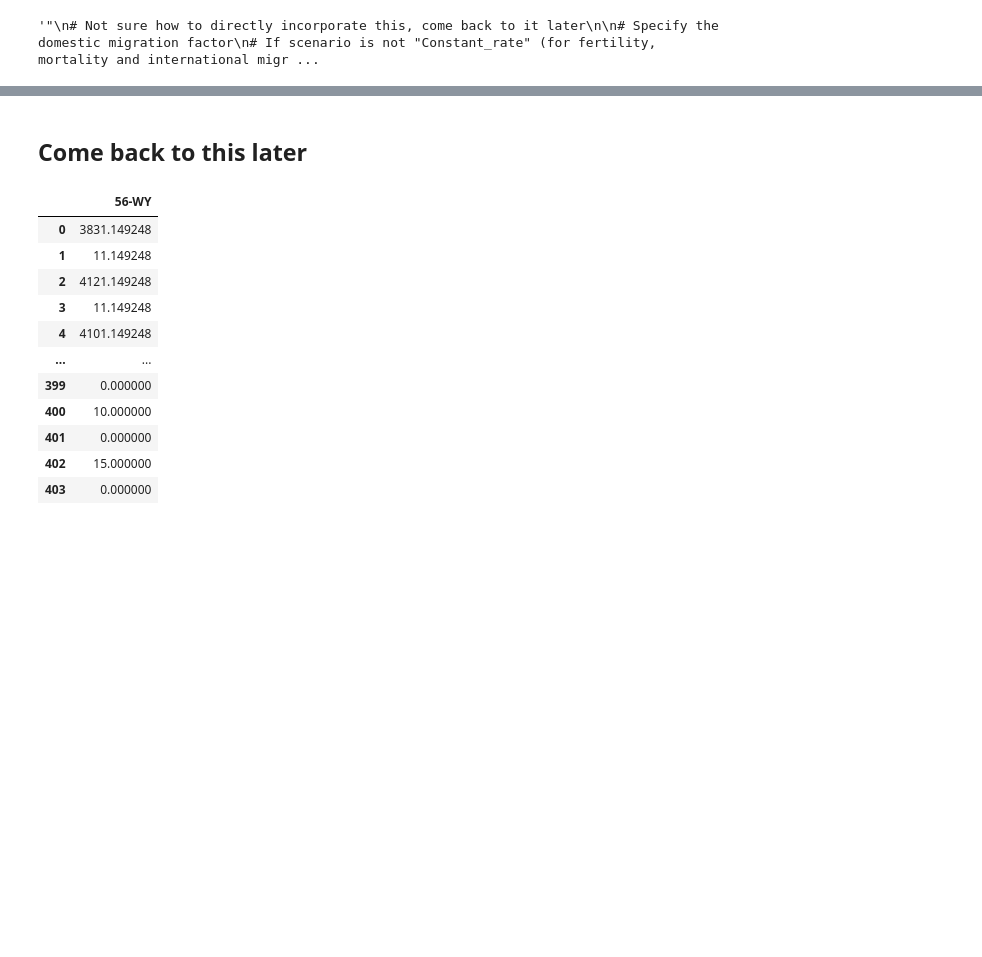
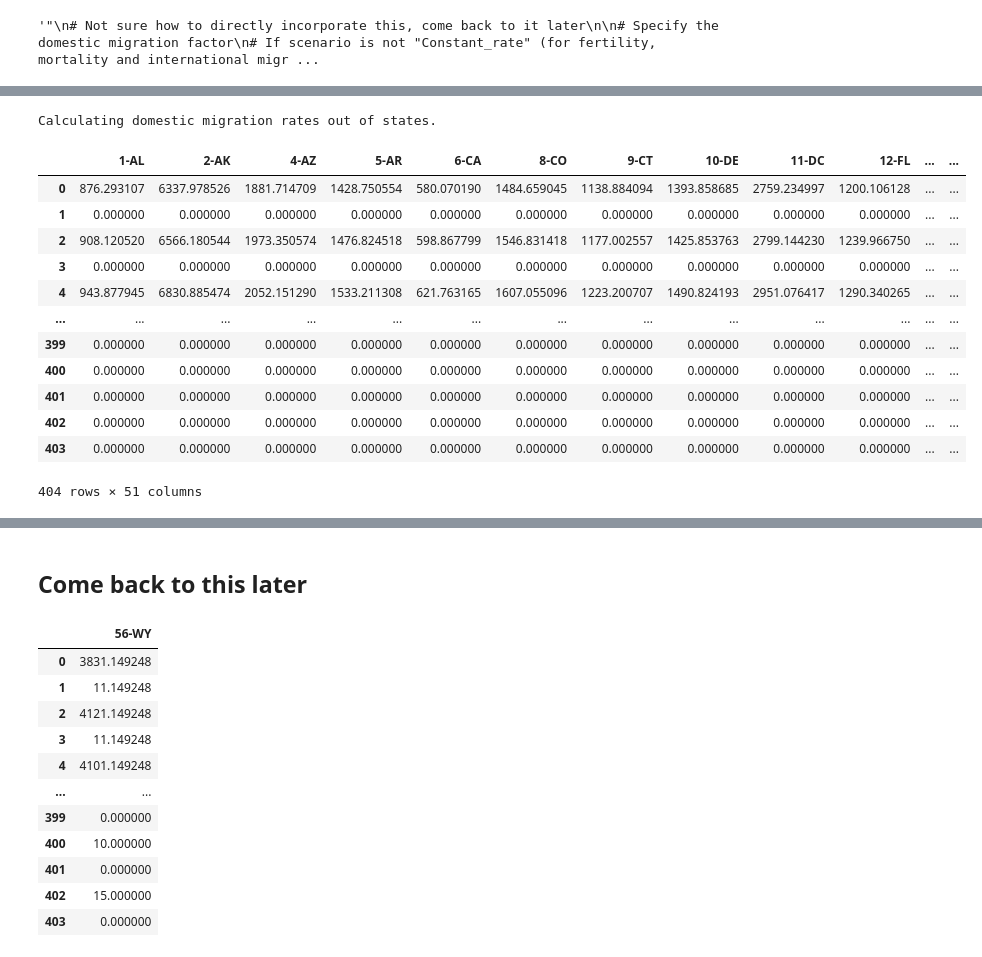
Before and after one commit to IMMM-SFA/statepop, a Jupyter notebook: statepop/debugging.ipynb, the cells around one changed output, grey strips where cells are left out. Saved outputs shown, nothing was run; the diff lists cells and outputs as text; code cells hidden in the pictures; blank space fills up the shorter version.

```diff
--- a/statepop/debugging.ipynb
+++ b/statepop/debugging.ipynb
@@ -282,0 +253,18 @@ multi_state_base_pop()[2]
+# %%
+out_mig = out_domestic_migration2(updated_all_base_pop_df, scen_factor=1)
+out_mig
+# %% [output]
+Calculating domestic migration rates out of states.
+|  | 1-AL | 2-AK | 4-AZ | 5-AR | 6-CA | 8-CO | 9-CT | 10-DE | 11-DC | 12-FL | ... | ... |
+| 0 | 876.293107 | 6337.978526 | 1881.714709 | 1428.750554 | 580.070190 | 1484.659045 | 1138.884094 | 1393.858685 | 2759.234997 | 1200.106128 | ... | ... |
+| 1 | 0.000000 | 0.000000 | 0.000000 | 0.000000 | 0.000000 | 0.000000 | 0.000000 | 0.000000 | 0.000000 | 0.000000 | ... | ... |
+| 2 | 908.120520 | 6566.180544 | 1973.350574 | 1476.824518 | 598.867799 | 1546.831418 | 1177.002557 | 1425.853763 | 2799.144230 | 1239.966750 | ... | ... |
+| 3 | 0.000000 | 0.000000 | 0.000000 | 0.000000 | 0.000000 | 0.000000 | 0.000000 | 0.000000 | 0.000000 | 0.000000 | ... | ... |
+| 4 | 943.877945 | 6830.885474 | 2052.151290 | 1533.211308 | 621.763165 | 1607.055096 | 1223.200707 | 1490.824193 | 2951.076417 | 1290.340265 | ... | ... |
+| ... | ... | ... | ... | ... | ... | ... | ... | ... | ... | ... | ... | ... |
+| 399 | 0.000000 | 0.000000 | 0.000000 | 0.000000 | 0.000000 | 0.000000 | 0.000000 | 0.000000 | 0.000000 | 0.000000 | ... | ... |
+| 400 | 0.000000 | 0.000000 | 0.000000 | 0.000000 | 0.000000 | 0.000000 | 0.000000 | 0.000000 | 0.000000 | 0.000000 | ... | ... |
+| 401 | 0.000000 | 0.000000 | 0.000000 | 0.000000 | 0.000000 | 0.000000 | 0.000000 | 0.000000 | 0.000000 | 0.000000 | ... | ... |
+| 402 | 0.000000 | 0.000000 | 0.000000 | 0.000000 | 0.000000 | 0.000000 | 0.000000 | 0.000000 | 0.000000 | 0.000000 | ... | ... |
+| 403 | 0.000000 | 0.000000 | 0.000000 | 0.000000 | 0.000000 | 0.000000 | 0.000000 | 0.000000 | 0.000000 | 0.000000 | ... | ... |
+404 rows × 51 columns
```
Also changed, not shown: parts of 27 cells of this notebook, 2 other files.
